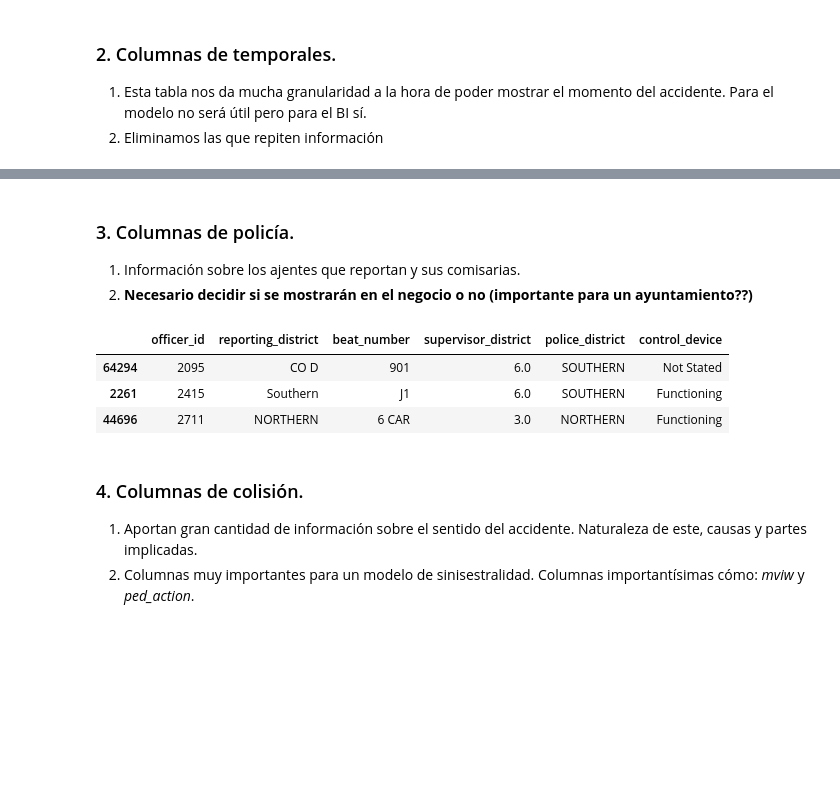
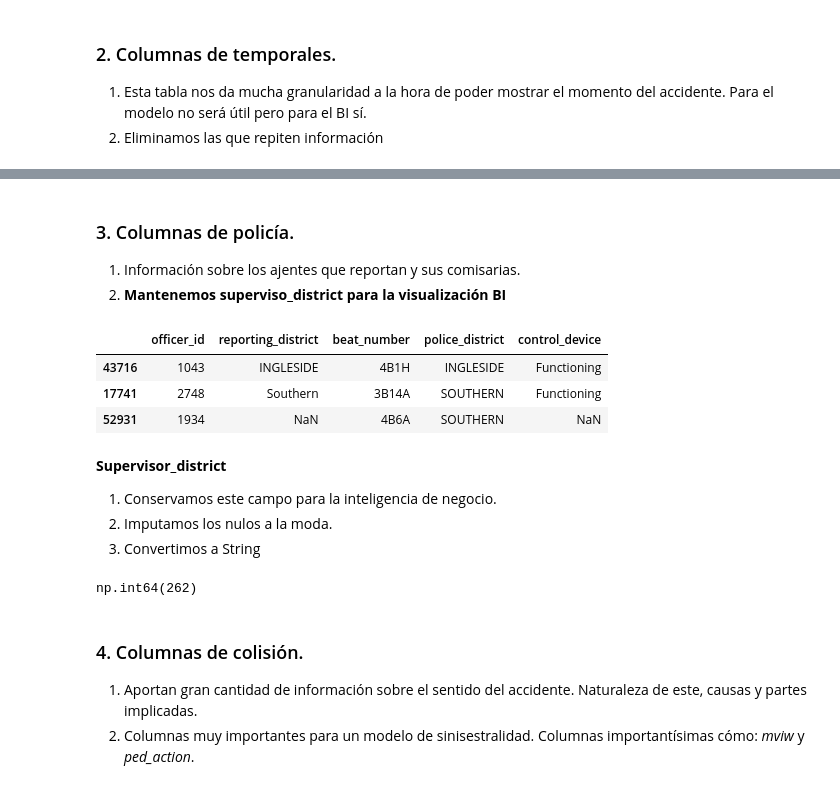
Before and after one commit to franpelirrojo/proyecto-carreteras-sf-fantastic-four, a Jupyter notebook: accidentes_injury/eda_injured.ipynb, the cells around one changed output, grey strips where cells are left out. Cells and saved outputs as stored; diff of their text form; code cells hidden in the pictures; blank space fills up the shorter version.

```diff
--- a/accidentes_injury/eda_injured.ipynb
+++ b/accidentes_injury/eda_injured.ipynb
@@ -66,14 +66,23 @@ df_injured.drop(columns=['time_cat', 'collision_datetime'], inplace=True)
 # %% [markdown]
 ### 3. Columnas de policía.
 1. Información sobre los ajentes que reportan y sus comisarias.
-2. **Necesario decidir si se mostrarán en el negocio o no (importante para un ayuntamiento??)**
+2. **Mantenemos superviso_district para la visualización BI**
 # %%
-police_c = ['officer_id', 'reporting_district', 'beat_number', 'supervisor_district', 'police_district', 'control_device']
+police_c = ['officer_id', 'reporting_district', 'beat_number', 'police_district', 'control_device']
 df_injured.loc[:, police_c].sample(3)
 # %% [output]
-|  | officer_id | reporting_district | beat_number | supervisor_district | police_district | control_device |
-| 64294 | 2095 | CO D | 901 | 6.0 | SOUTHERN | Not Stated |
-| 2261 | 2415 | Southern | J1 | 6.0 | SOUTHERN | Functioning |
-| 44696 | 2711 | NORTHERN | 6 CAR | 3.0 | NORTHERN | Functioning |
+|  | officer_id | reporting_district | beat_number | police_district | control_device |
+| 43716 | 1043 | INGLESIDE | 4B1H | INGLESIDE | Functioning |
+| 17741 | 2748 | Southern | 3B14A | SOUTHERN | Functioning |
+| 52931 | 1934 | NaN | 4B6A | SOUTHERN | NaN |
 # %%
 df_injured.drop(columns=police_c, inplace=True)
+# %% [markdown]
+**Supervisor_district**
+1. Conservamos este campo para la inteligencia de negocio.
+2. Imputamos los nulos a la moda.
+3. Convertimos a String
+# %%
+df_injured.supervisor_district.isnull().sum()
+# %% [output]
+np.int64(262)
```
Also changed, not shown: parts of 9 cells of this notebook, 1 other file.
